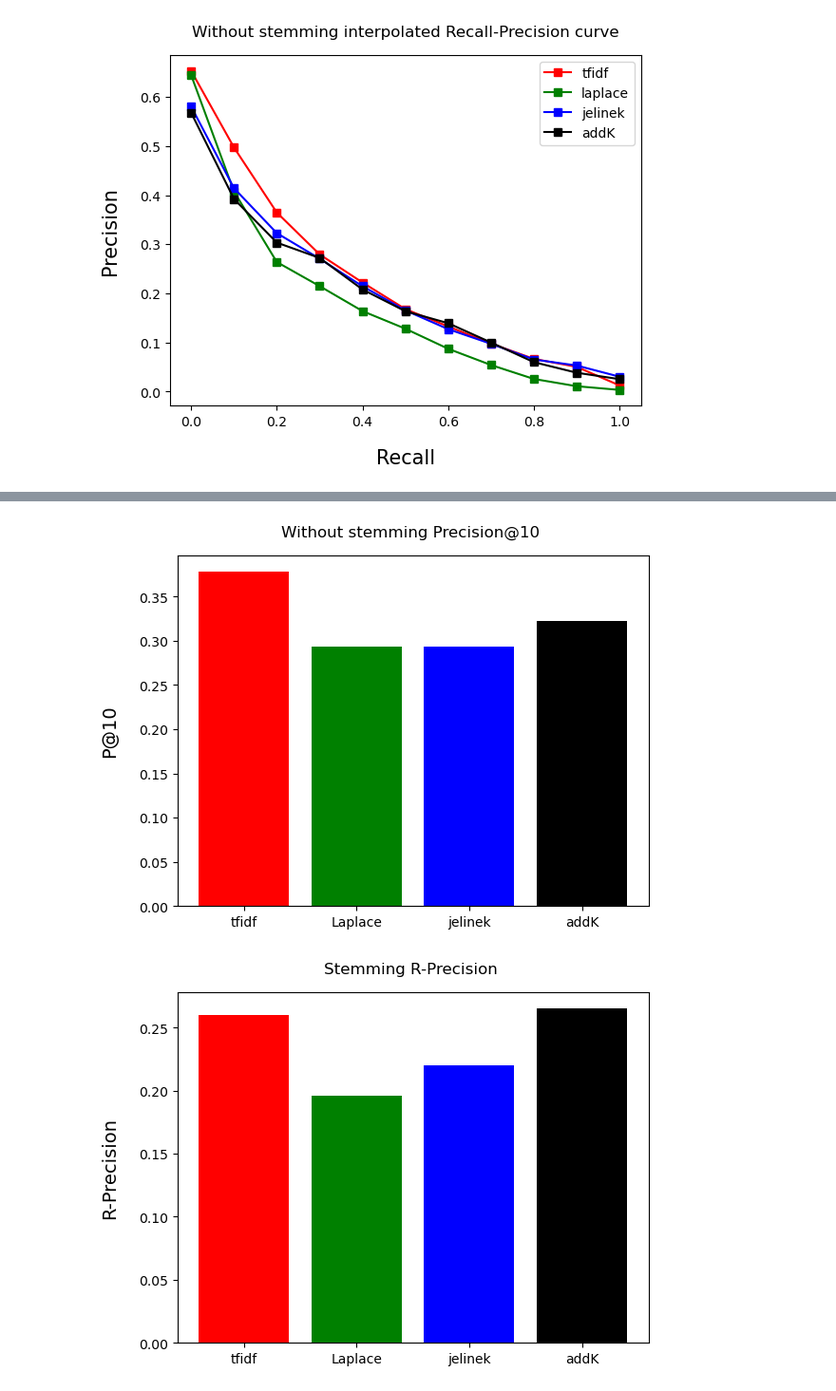
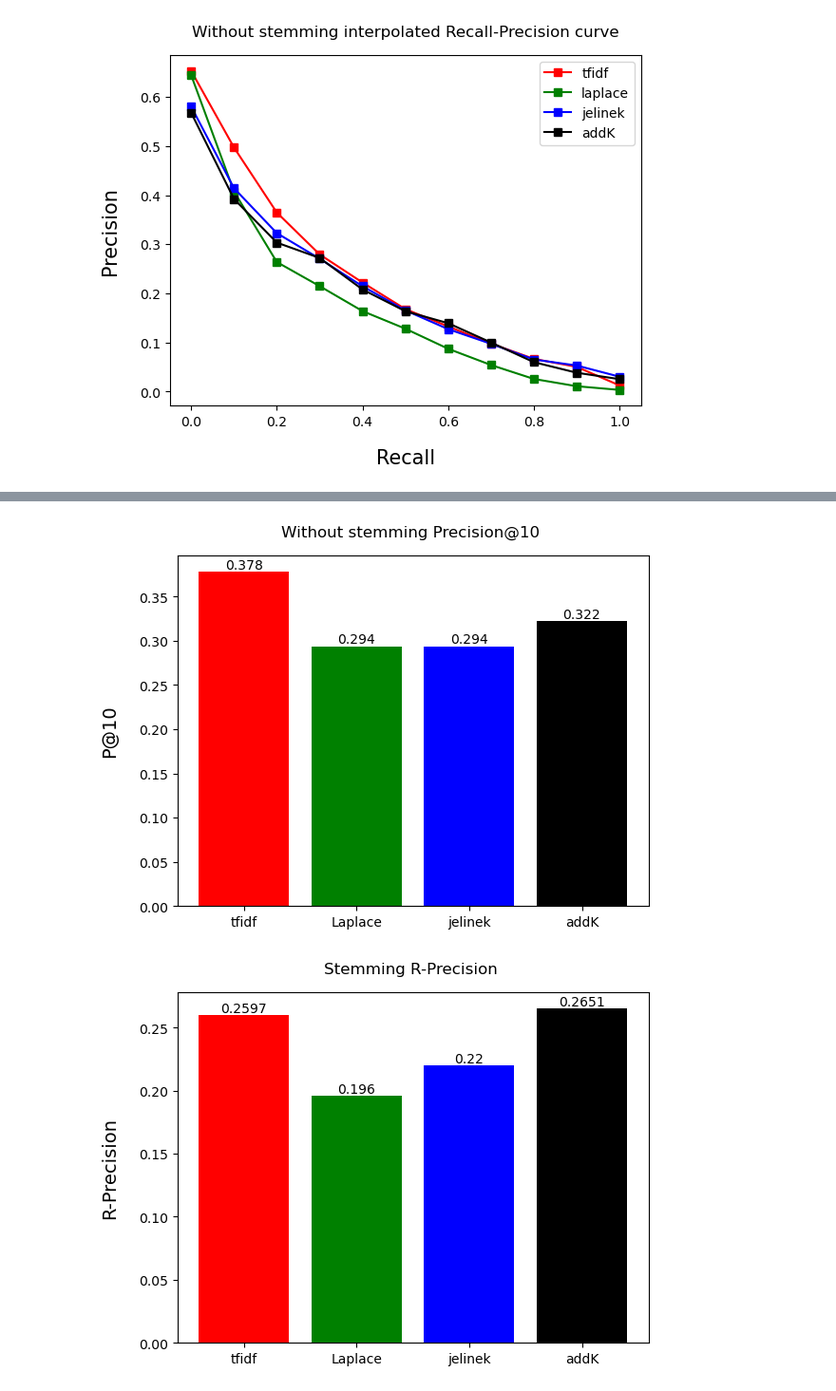
Before and after one commit to ZhiRongDev/WSM_project2, a Jupyter notebook: Lemur_project.ipynb, the cells around one changed output, grey strips where cells are left out. Shown: that part at 95% size. Cells and saved outputs as stored; diff of their text form; code cells hidden in the pictures.

```diff
--- a/Lemur_project.ipynb
+++ b/Lemur_project.ipynb
@@ -193,5 +244,8 @@ plt.title("Stemming Un-interpolated MAP ", x=0.5, y=1.03)
 plt.bar(x,y, color=['r', 'g', 'b', 'black'])
 plt.ylabel("Avg precision", fontsize=14, labelpad = 15)
 
+for i, v in enumerate(y):
+    plt.text(x[i], v, v, horizontalalignment="center", verticalalignment="bottom")
+
 plt.show()
 # %% [output]
@@ -210,5 +264,8 @@ plt.title("Without stemming Un-interpolated MAP ", x=0.5, y=1.03)
 plt.bar(x,y, color=['r', 'g', 'b', 'black'])
 plt.ylabel("Avg precision", fontsize=14, labelpad = 15)
 
+for i, v in enumerate(y):
+    plt.text(x[i], v, v, horizontalalignment="center", verticalalignment="bottom")
+
 plt.show()
 # %% [output]
@@ -227,5 +284,8 @@ plt.title("Stemming Precision@10 ", x=0.5, y=1.03)
 plt.bar(x,y, color=['r', 'g', 'b', 'black'])
 plt.ylabel("P@10", fontsize=14, labelpad = 15)
 
+for i, v in enumerate(y):
+    plt.text(x[i], v, v, horizontalalignment="center", verticalalignment="bottom")
+
 plt.show()
 # %% [output]
@@ -244,26 +304,32 @@ plt.title("Without stemming Precision@10 ", x=0.5, y=1.03)
 plt.bar(x,y, color=['r', 'g', 'b', 'black'])
 plt.ylabel("P@10", fontsize=14, labelpad = 15)
 
+for i, v in enumerate(y):
+    plt.text(x[i], v, v, horizontalalignment="center", verticalalignment="bottom")
+
 plt.show()
 # %% [output]
-[figure, old version]
+[figure, new version]
 # %%
 x = []
 y = []
 for file in stem_model_info:
     x.append(file)
     y.append(float(stem_model_info[file]['r-prec'][0][0]))
 
 x.reverse()
 y.reverse()
 
 plt.title("Stemming R-Precision ", x=0.5, y=1.03)
 plt.bar(x,y, color=['r', 'g', 'b', 'black'])
 plt.ylabel("R-Precision", fontsize=14, labelpad = 15)
 
+for i, v in enumerate(y):
+    plt.text(x[i], v, v, horizontalalignment="center", verticalalignment="bottom")
+
 plt.show()
 # %% [output]
-[figure, old version]
+[figure, new version]
 # %%
 x = []
 y = []
```
Also changed, not shown: parts of 7 cells of this notebook.
